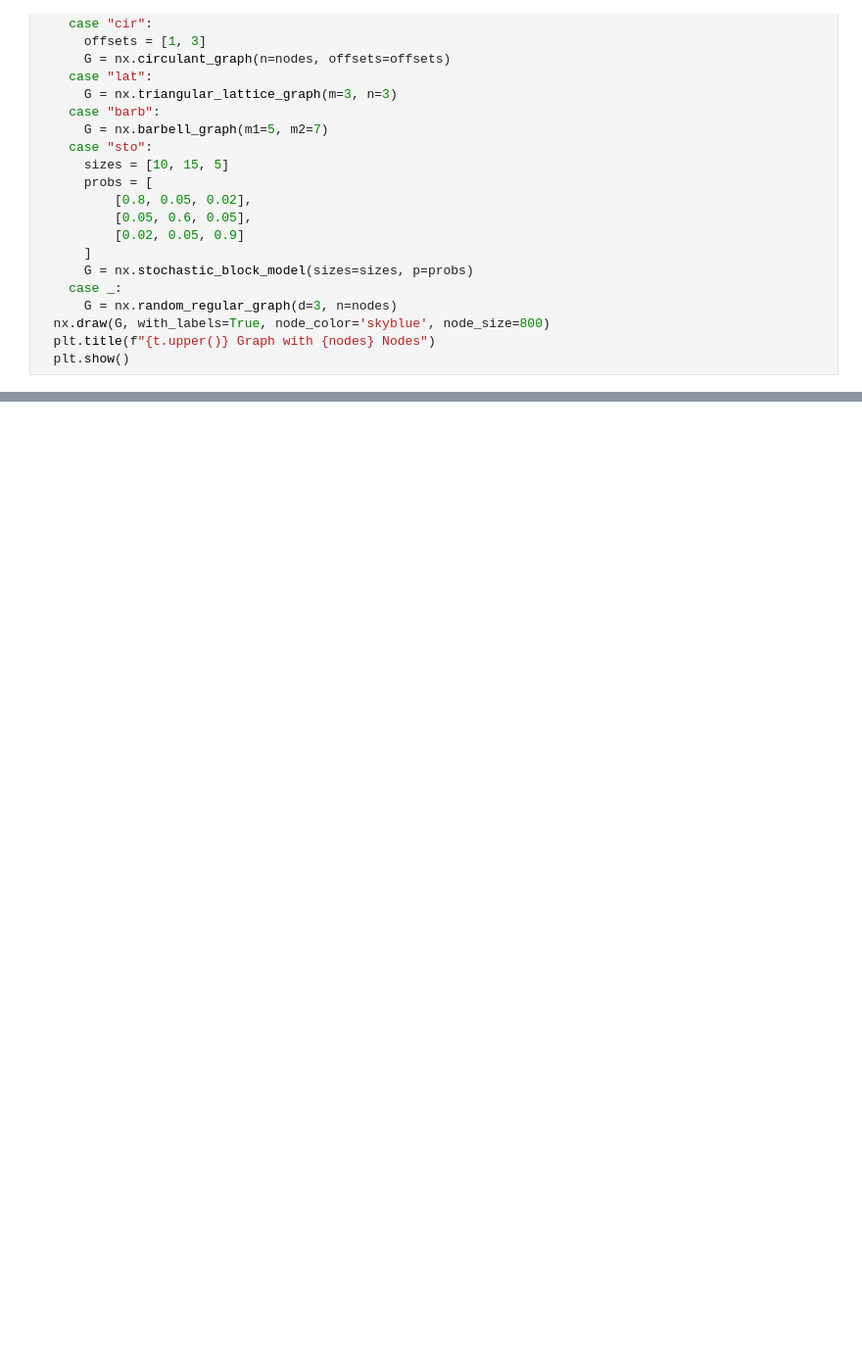
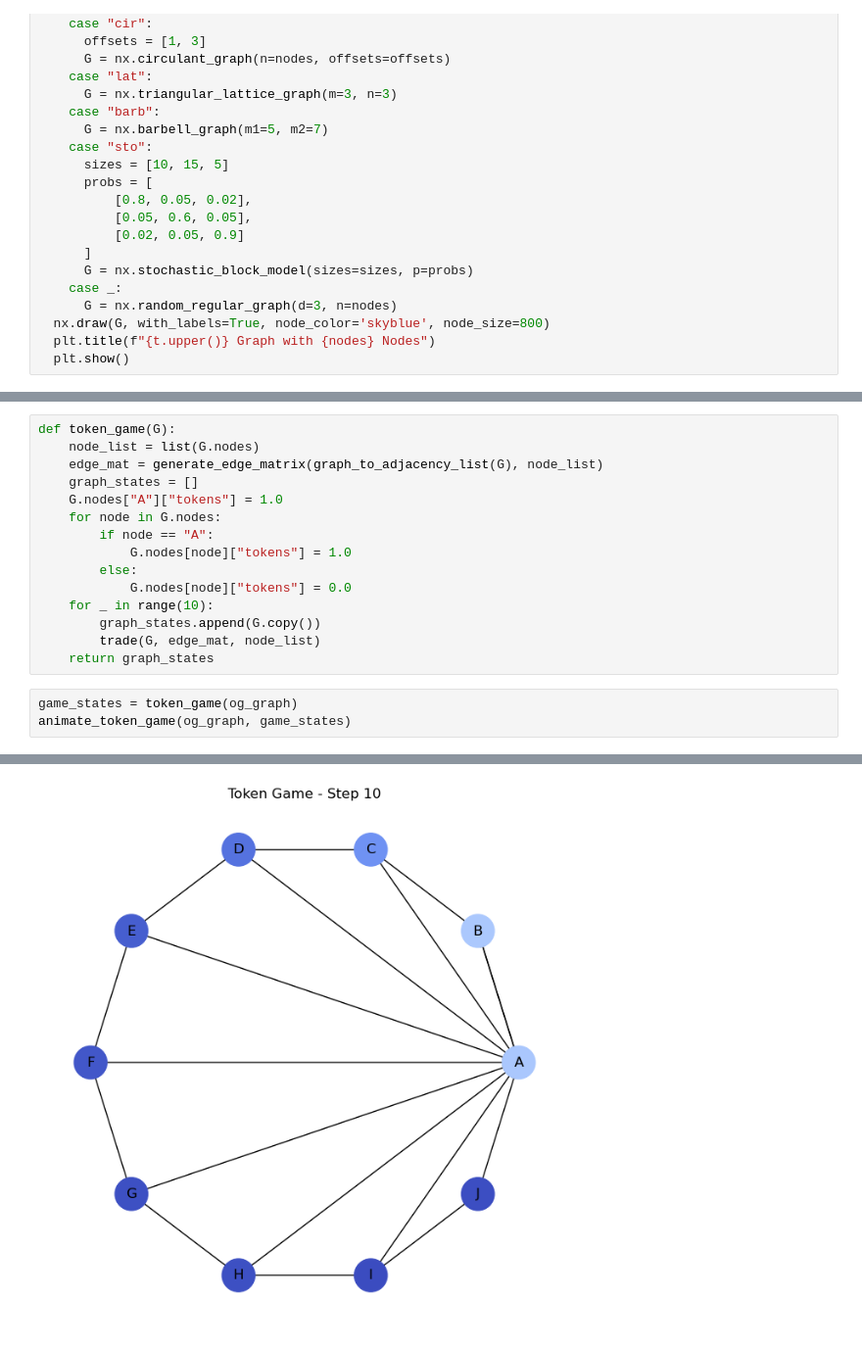
Before and after one commit to Josh-Yamada16/Networks-of-Poverty, a Jupyter notebook: NetXVizualizing.ipynb, the cells around one changed output, grey strips where cells are left out. Shown at 98% size. Cells and saved outputs as stored; diff of their text form; blank space fills up the shorter version.

```diff
--- a/NetXVizualizing.ipynb
+++ b/NetXVizualizing.ipynb
@@ -115,0 +182,19 @@ nx.draw(graph, with_labels=True, node_color='lightblue', node_size=800)
+# %%
+def token_game(G):
+    node_list = list(G.nodes)
+    edge_mat = generate_edge_matrix(graph_to_adjacency_list(G), node_list)
+    graph_states = []
+    G.nodes["A"]["tokens"] = 1.0
+    for node in G.nodes:
+        if node == "A":
+            G.nodes[node]["tokens"] = 1.0
+        else:
+            G.nodes[node]["tokens"] = 0.0
+    for _ in range(10):
+        graph_states.append(G.copy())
+        trade(G, edge_mat, node_list)
+    return graph_states
+# %%
+game_states = token_game(og_graph)
+animate_token_game(og_graph, game_states)
+# %% [output]
@@ -115,0 +202 @@ nx.draw(graph, with_labels=True, node_color='lightblue', node_size=800)
+[figure, added]
```
Also changed, not shown: parts of 8 cells of this notebook.
